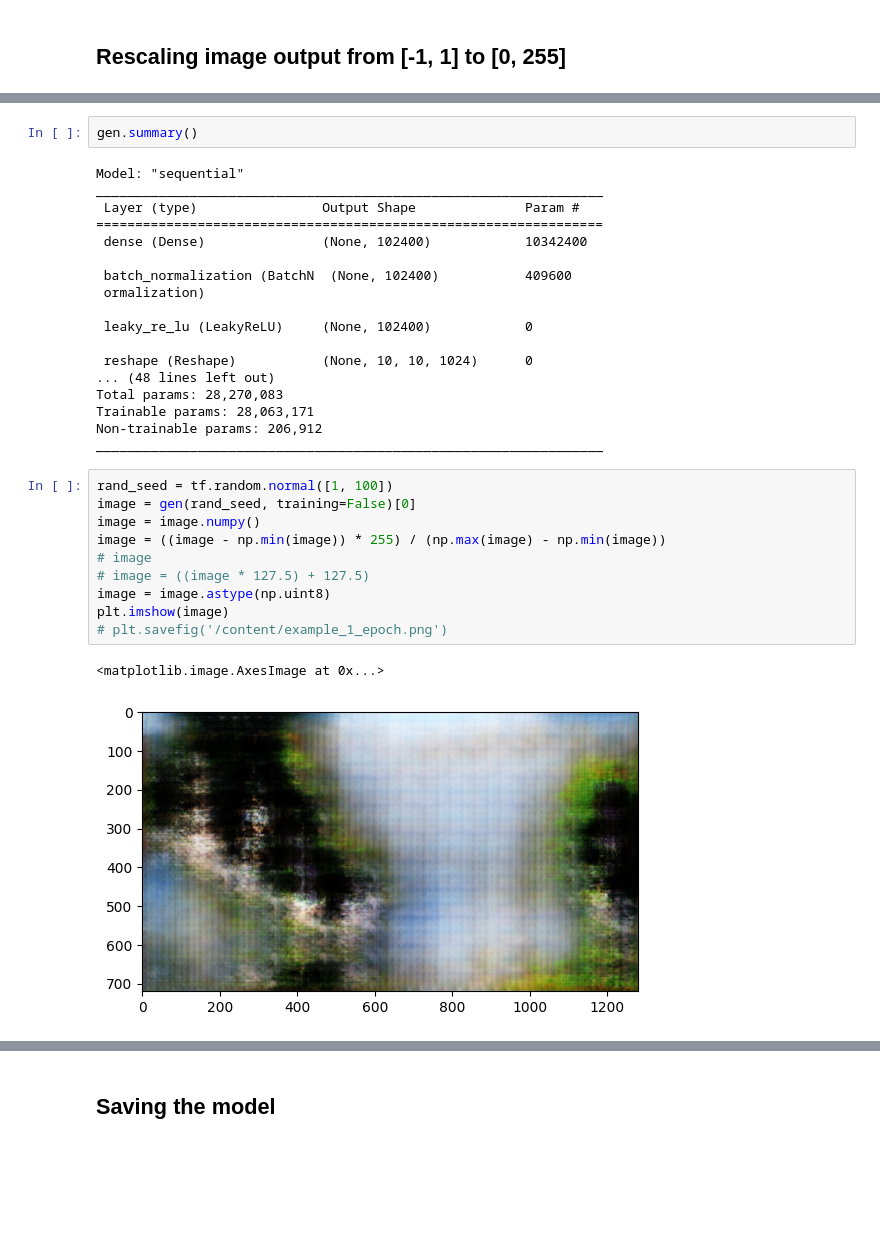
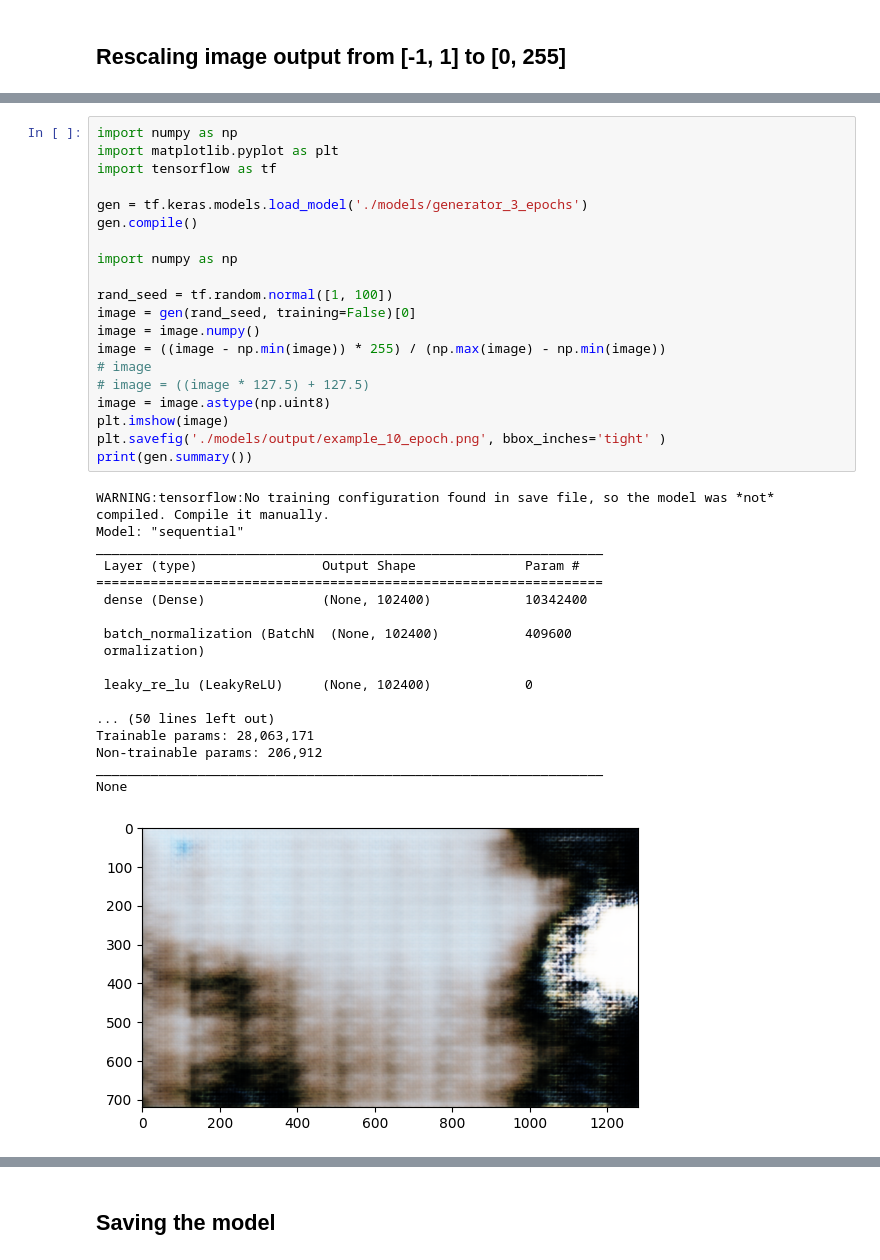
Before and after one commit to Capstone-Fall-22/art-generator, a Jupyter notebook: experiments/DCGAN_experimentation.ipynb, the cells around one changed output, grey strips where cells are left out. Cells and saved outputs as stored; diff of their text form; blank space fills up the shorter version.

```diff
--- a/experiments/DCGAN_experimentation.ipynb
+++ b/experiments/DCGAN_experimentation.ipynb
@@ -289,36 +208,42 @@ WARNING:tensorflow:No training configuration found in save file, so the model wa
-# %%
-gen.summary()
-# %% [output]
-Model: "sequential"
-_________________________________________________________________
- Layer (type)                Output Shape              Param #
-=================================================================
- dense (Dense)               (None, 102400)            10342400
-
- batch_normalization (BatchN  (None, 102400)           409600
- ormalization)
-
- leaky_re_lu (LeakyReLU)     (None, 102400)            0
-
- reshape (Reshape)           (None, 10, 10, 1024)      0
-... (48 lines left out)
-Total params: 28,270,083
-Trainable params: 28,063,171
-Non-trainable params: 206,912
-_________________________________________________________________
 # %%
+import numpy as np
+import matplotlib.pyplot as plt
+import tensorflow as tf
+
+gen = tf.keras.models.load_model('./models/generator_3_epochs')
+gen.compile()
+
+import numpy as np
+
 rand_seed = tf.random.normal([1, 100])
 image = gen(rand_seed, training=False)[0]
 image = image.numpy()
 image = ((image - np.min(image)) * 255) / (np.max(image) - np.min(image))
 # image
 # image = ((image * 127.5) + 127.5)
 image = image.astype(np.uint8)
 plt.imshow(image)
-# plt.savefig('/content/example_1_epoch.png')
+plt.savefig('./models/output/example_10_epoch.png', bbox_inches='tight' )
+print(gen.summary())
 # %% [output]
-<matplotlib.image.AxesImage at 0x...>
+WARNING:tensorflow:No training configuration found in save file, so the model was *not* compiled. Compile it manually.
+Model: "sequential"
+_________________________________________________________________
+ Layer (type)                Output Shape              Param #
+=================================================================
+ dense (Dense)               (None, 102400)            10342400
+
+ batch_normalization (BatchN  (None, 102400)           409600
+ ormalization)
+
+ leaky_re_lu (LeakyReLU)     (None, 102400)            0
+
+... (50 lines left out)
+Trainable params: 28,063,171
+Non-trainable params: 206,912
+_________________________________________________________________
+None
-[figure, old version]
+[figure, new version]
 # %%
 image = (image + 1)/(2) * 255
 np.min(image), np.max(image)
```
Also changed, not shown: parts of 16 cells of this notebook, 20 other files.
